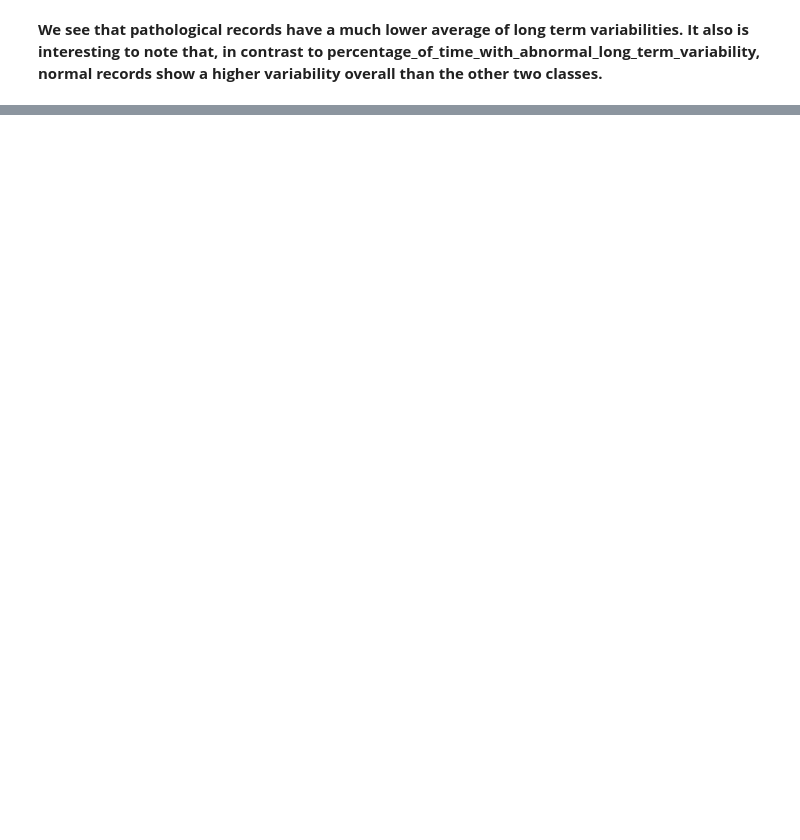
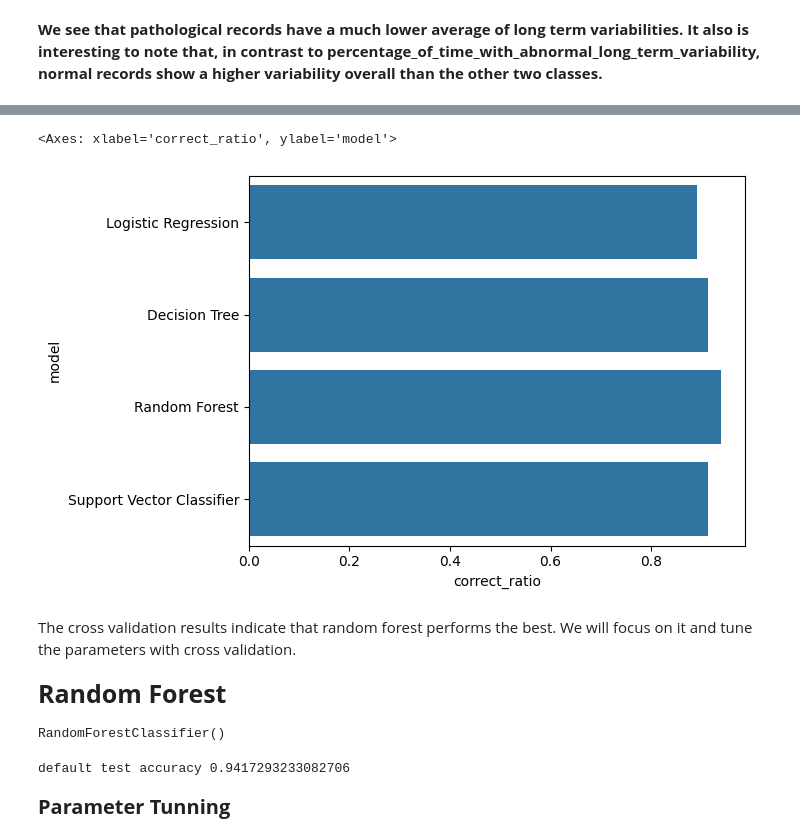
Before and after one commit to yuki172/fetal-health-classification, a Jupyter notebook: main.ipynb, the cells around one changed output, grey strips where cells are left out. Drawn from its saved outputs; the diff is of its cells as text; code cells hidden in the pictures; blank space fills up the shorter version.

Commit message:
models

```diff
--- a/main.ipynb
+++ b/main.ipynb
@@ -320,0 +435,8 @@ sns.boxplot(data=health_data, y='fetal_health_name', x='fetal_movement')
+# %%
+pipeline_lr = Pipeline([('logistic_regression',LogisticRegression(random_state=42))])
+pipeline_dt = Pipeline([('decision_tree',DecisionTreeClassifier(random_state=42))])
+pipeline_rf = Pipeline([('random_forest',RandomForestClassifier())])
+pipeline_svc = Pipeline([('support_vector_classifier',SVC())])
+# %%
+pipelines = [pipeline_lr, pipeline_dt, pipeline_rf, pipeline_svc]
+pipeline_names = {0: 'Logistic Regression', 1: 'Decision Tree', 2: 'Random Forest', 3: 'Support Vector Classifier'}
@@ -320,0 +455,14 @@ sns.boxplot(data=health_data, y='fetal_health_name', x='fetal_movement')
+# %%
+results_df = pd.DataFrame({
+    'model': name_to_accuracy.keys(),
+    'accuracy': name_to_accuracy.values()
+})
+# %%
+sns.barplot(results_df, x="accuracy", y="model")
+# %% [output]
+<Axes: xlabel='correct_ratio', ylabel='model'>
+[figure, added]
+# %% [markdown]
+The cross validation results indicate that random forest performs the best. We will focus on it and tune the parameters with cross validation.
+# %% [markdown]
+<div style="font-size: 25px"><b>Random Forest</b></div>
@@ -320,0 +471,11 @@ sns.boxplot(data=health_data, y='fetal_health_name', x='fetal_movement')
+# %%
+random_forest_default.fit(X_train, y_train)
+# %% [output]
+RandomForestClassifier()
+# %%
+y_preds_default = random_forest_default.predict(X = X_test)
+print('default test accuracy', accuracy_score(y_test, y_preds_default))
+# %% [output]
+default test accuracy 0.9417293233082706
+# %% [markdown]
+<div style="font-size: 20px"><b>Parameter Tunning</b></div>
```
Also changed, not shown: parts of 47 cells of this notebook.
